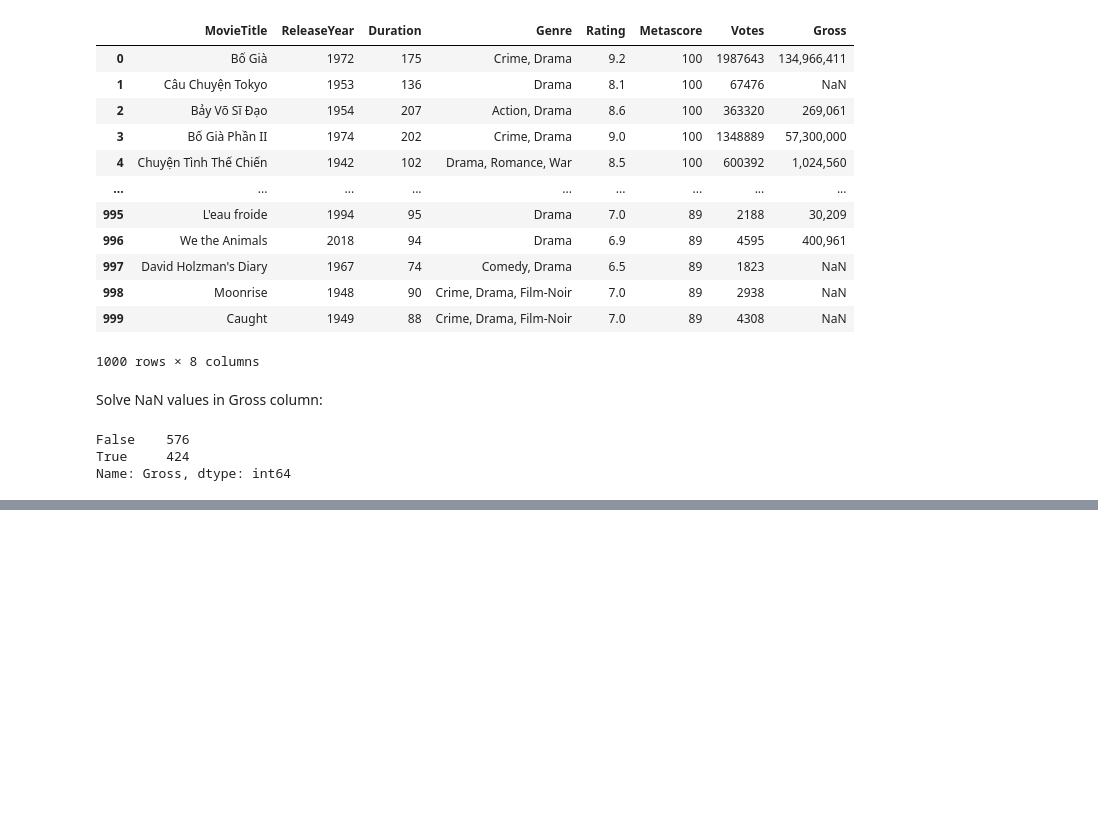
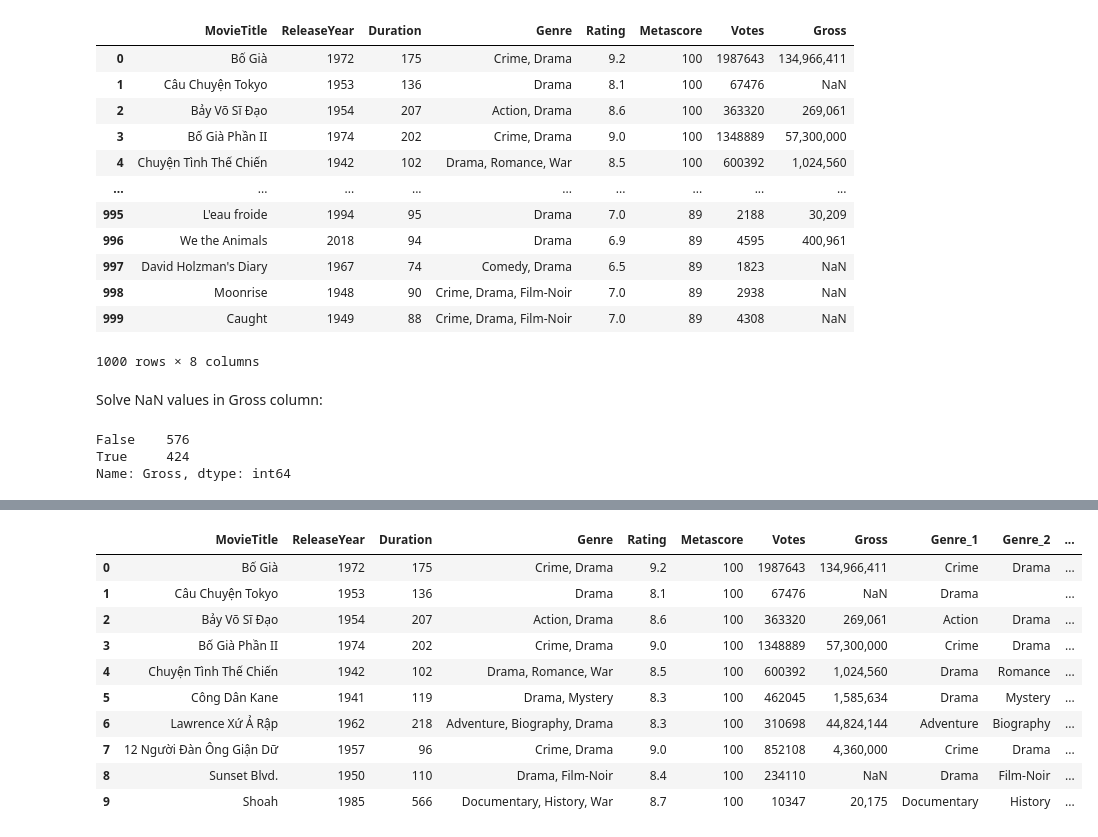
Before and after one commit to luongkhanhphuong2412/Movie_Recommedation_System, a Jupyter notebook: movie_analysis.ipynb, the cells around one changed output, grey strips where cells are left out. Drawn from its saved outputs; the diff is of its cells as text; code cells hidden in the pictures; blank space fills up the shorter version.

```diff
--- a/movie_analysis.ipynb
+++ b/movie_analysis.ipynb
@@ -220,0 +225,16 @@ df
+# %%
+df['Genre_2']= df['Genre_2'].fillna(' ')
+df['Genre_3']= df['Genre_3'].fillna(' ')
+df.head(10)
+# %% [output]
+|  | MovieTitle | ReleaseYear | Duration | Genre | Rating | Metascore | Votes | Gross | Genre_1 | Genre_2 | ... |
+| 0 | Bố Già | 1972 | 175 | Crime, Drama | 9.2 | 100 | 1987643 | 134,966,411 | Crime | Drama | ... |
+| 1 | Câu Chuyện Tokyo | 1953 | 136 | Drama | 8.1 | 100 | 67476 | NaN | Drama |  | ... |
+| 2 | Bảy Võ Sĩ Đạo | 1954 | 207 | Action, Drama | 8.6 | 100 | 363320 | 269,061 | Action | Drama | ... |
+| 3 | Bố Già Phần II | 1974 | 202 | Crime, Drama | 9.0 | 100 | 1348889 | 57,300,000 | Crime | Drama | ... |
+| 4 | Chuyện Tình Thế Chiến | 1942 | 102 | Drama, Romance, War | 8.5 | 100 | 600392 | 1,024,560 | Drama | Romance | ... |
+| 5 | Công Dân Kane | 1941 | 119 | Drama, Mystery | 8.3 | 100 | 462045 | 1,585,634 | Drama | Mystery | ... |
+| 6 | Lawrence Xứ Ả Rập | 1962 | 218 | Adventure, Biography, Drama | 8.3 | 100 | 310698 | 44,824,144 | Adventure | Biography | ... |
+| 7 | 12 Người Đàn Ông Giận Dữ | 1957 | 96 | Crime, Drama | 9.0 | 100 | 852108 | 4,360,000 | Crime | Drama | ... |
+| 8 | Sunset Blvd. | 1950 | 110 | Drama, Film-Noir | 8.4 | 100 | 234110 | NaN | Drama | Film-Noir | ... |
+| 9 | Shoah | 1985 | 566 | Documentary, History, War | 8.7 | 100 | 10347 | 20,175 | Documentary | History | ... |
```
Also changed, not shown: parts of 10 cells of this notebook.
